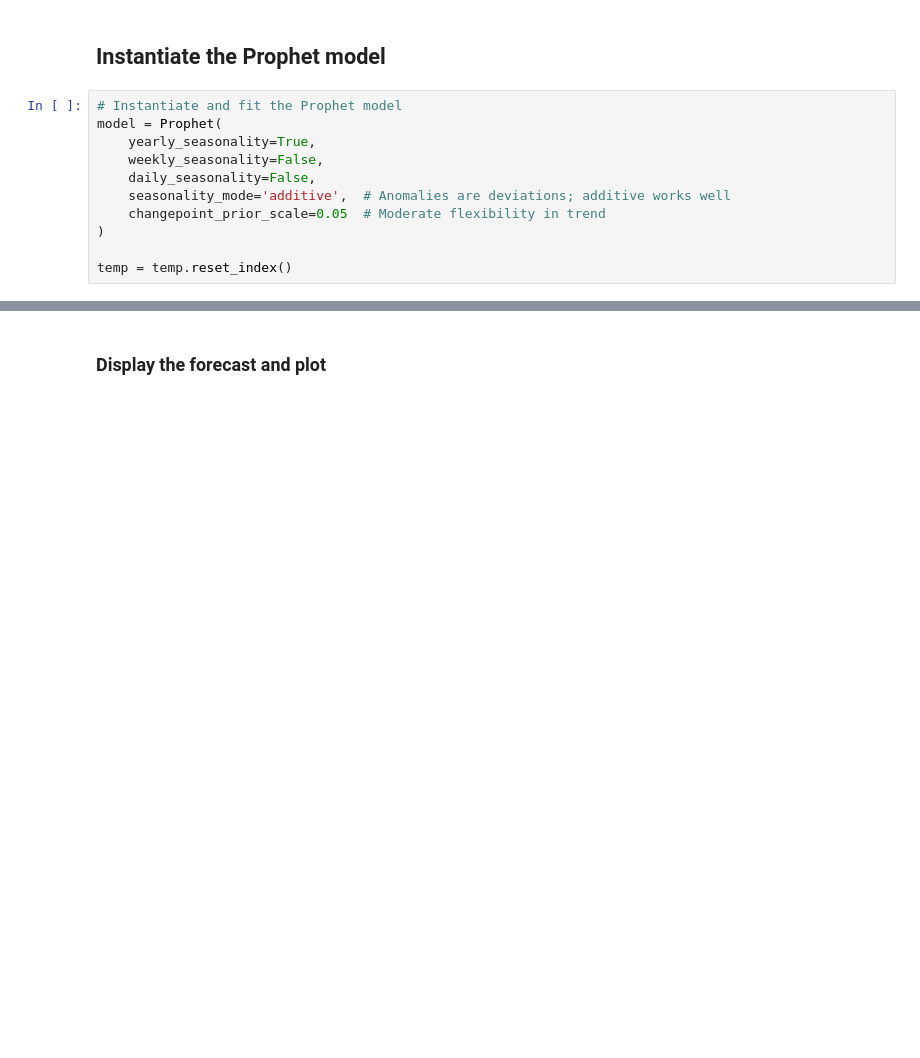
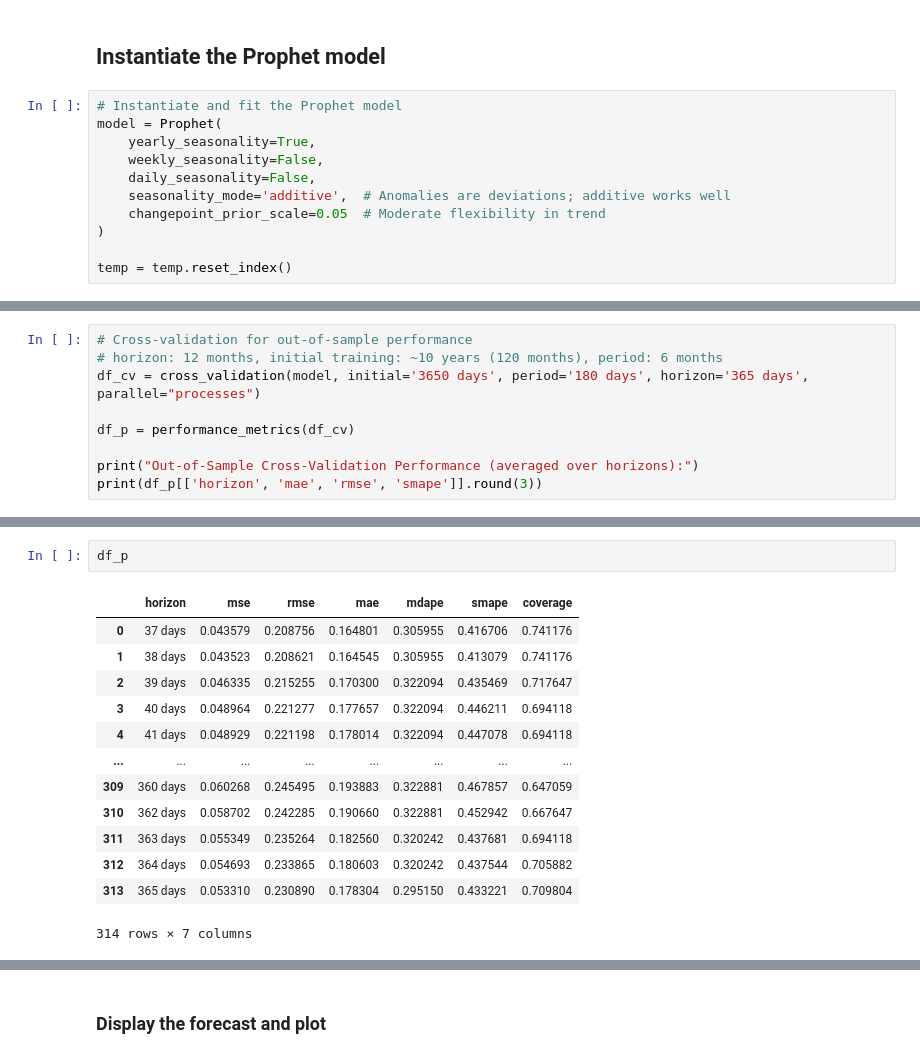
Before and after one commit to NazgulT/caribbean-climate-forecasting, a Jupyter notebook: Forecasting/Prophet-Temperature.ipynb, the cells around one changed output, grey strips where cells are left out. Cells and saved outputs as stored; diff of their text form; blank space fills up the shorter version.

```diff
--- a/Forecasting/Prophet-Temperature.ipynb
+++ b/Forecasting/Prophet-Temperature.ipynb
@@ -71,0 +51,9 @@ df
+# %%
+# Cross-validation for out-of-sample performance
+# horizon: 12 months, initial training: ~10 years (120 months), period: 6 months
+df_cv = cross_validation(model, initial='3650 days', period='180 days', horizon='365 days', parallel="processes")
+
+df_p = performance_metrics(df_cv)
+
+print("Out-of-Sample Cross-Validation Performance (averaged over horizons):")
+print(df_p[['horizon', 'mae', 'rmse', 'smape']].round(3))
@@ -71,0 +93,16 @@ df
+# %%
+df_p
+# %% [output]
+|  | horizon | mse | rmse | mae | mdape | smape | coverage |
+| 0 | 37 days | 0.043579 | 0.208756 | 0.164801 | 0.305955 | 0.416706 | 0.741176 |
+| 1 | 38 days | 0.043523 | 0.208621 | 0.164545 | 0.305955 | 0.413079 | 0.741176 |
+| 2 | 39 days | 0.046335 | 0.215255 | 0.170300 | 0.322094 | 0.435469 | 0.717647 |
+| 3 | 40 days | 0.048964 | 0.221277 | 0.177657 | 0.322094 | 0.446211 | 0.694118 |
+| 4 | 41 days | 0.048929 | 0.221198 | 0.178014 | 0.322094 | 0.447078 | 0.694118 |
+| ... | ... | ... | ... | ... | ... | ... | ... |
+| 309 | 360 days | 0.060268 | 0.245495 | 0.193883 | 0.322881 | 0.467857 | 0.647059 |
+| 310 | 362 days | 0.058702 | 0.242285 | 0.190660 | 0.322881 | 0.452942 | 0.667647 |
+| 311 | 363 days | 0.055349 | 0.235264 | 0.182560 | 0.320242 | 0.437681 | 0.694118 |
+| 312 | 364 days | 0.054693 | 0.233865 | 0.180603 | 0.320242 | 0.437544 | 0.705882 |
+| 313 | 365 days | 0.053310 | 0.230890 | 0.178304 | 0.295150 | 0.433221 | 0.709804 |
+314 rows × 7 columns
```
Also changed, not shown: parts of 16 cells of this notebook.
